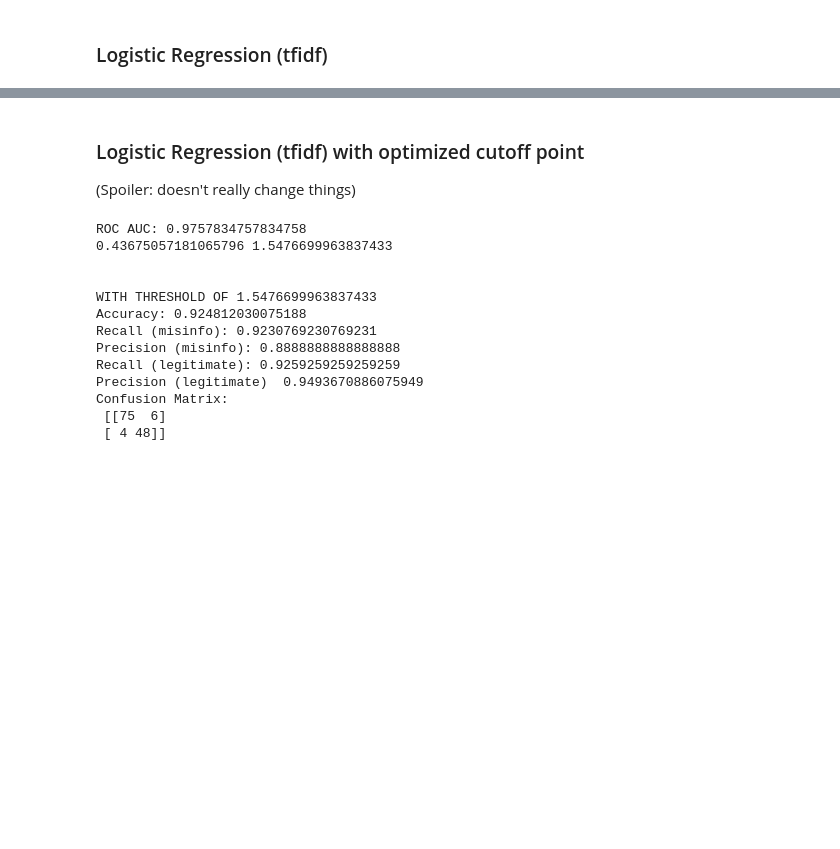
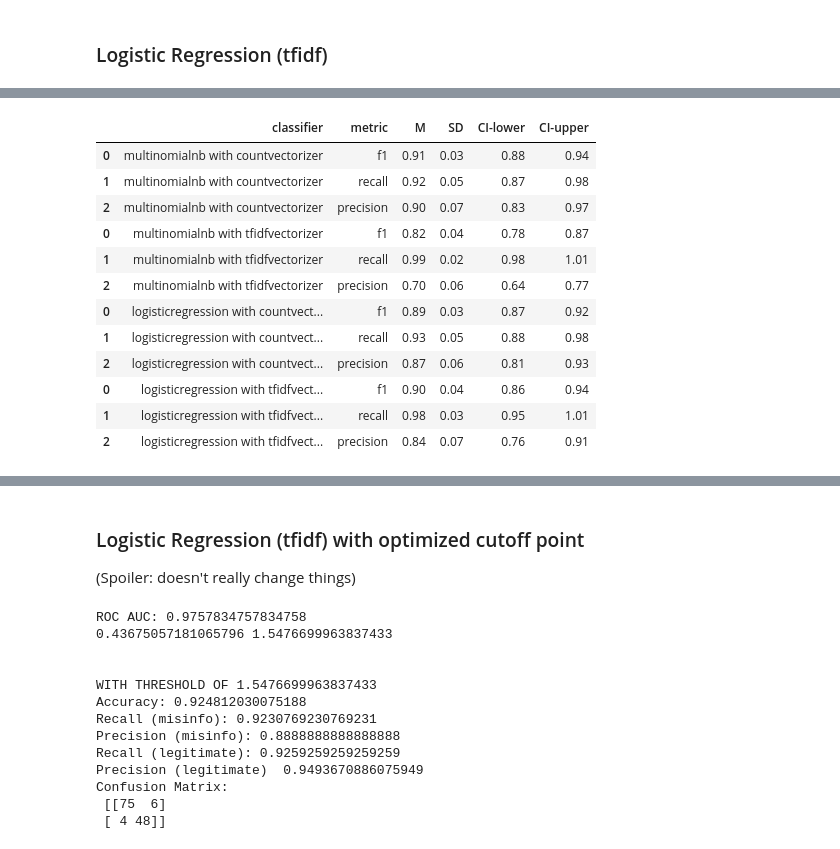
Before and after one commit to corinemeppelink/vaccmisinfo, a Jupyter notebook: article.ipynb, the cells around one changed output, grey strips where cells are left out. Saved outputs shown, nothing was run; the diff lists cells and outputs as text; code cells hidden in the pictures; blank space fills up the shorter version.

```diff
--- a/article.ipynb
+++ b/article.ipynb
@@ -211,0 +372,16 @@ ROC AUC:
+# %%
+results.query('target=="legitimate"').drop('target', axis=1)
+# %% [output]
+|  | classifier | metric | M | SD | CI-lower | CI-upper |
+| 0 | multinomialnb with countvectorizer | f1 | 0.91 | 0.03 | 0.88 | 0.94 |
+| 1 | multinomialnb with countvectorizer | recall | 0.92 | 0.05 | 0.87 | 0.98 |
+| 2 | multinomialnb with countvectorizer | precision | 0.90 | 0.07 | 0.83 | 0.97 |
+| 0 | multinomialnb with tfidfvectorizer | f1 | 0.82 | 0.04 | 0.78 | 0.87 |
+| 1 | multinomialnb with tfidfvectorizer | recall | 0.99 | 0.02 | 0.98 | 1.01 |
+| 2 | multinomialnb with tfidfvectorizer | precision | 0.70 | 0.06 | 0.64 | 0.77 |
+| 0 | logisticregression with countvect... | f1 | 0.89 | 0.03 | 0.87 | 0.92 |
+| 1 | logisticregression with countvect... | recall | 0.93 | 0.05 | 0.88 | 0.98 |
+| 2 | logisticregression with countvect... | precision | 0.87 | 0.06 | 0.81 | 0.93 |
+| 0 | logisticregression with tfidfvect... | f1 | 0.90 | 0.04 | 0.86 | 0.94 |
+| 1 | logisticregression with tfidfvect... | recall | 0.98 | 0.03 | 0.95 | 1.01 |
+| 2 | logisticregression with tfidfvect... | precision | 0.84 | 0.07 | 0.76 | 0.91 |
```
Also changed, not shown: parts of 21 cells of this notebook.
